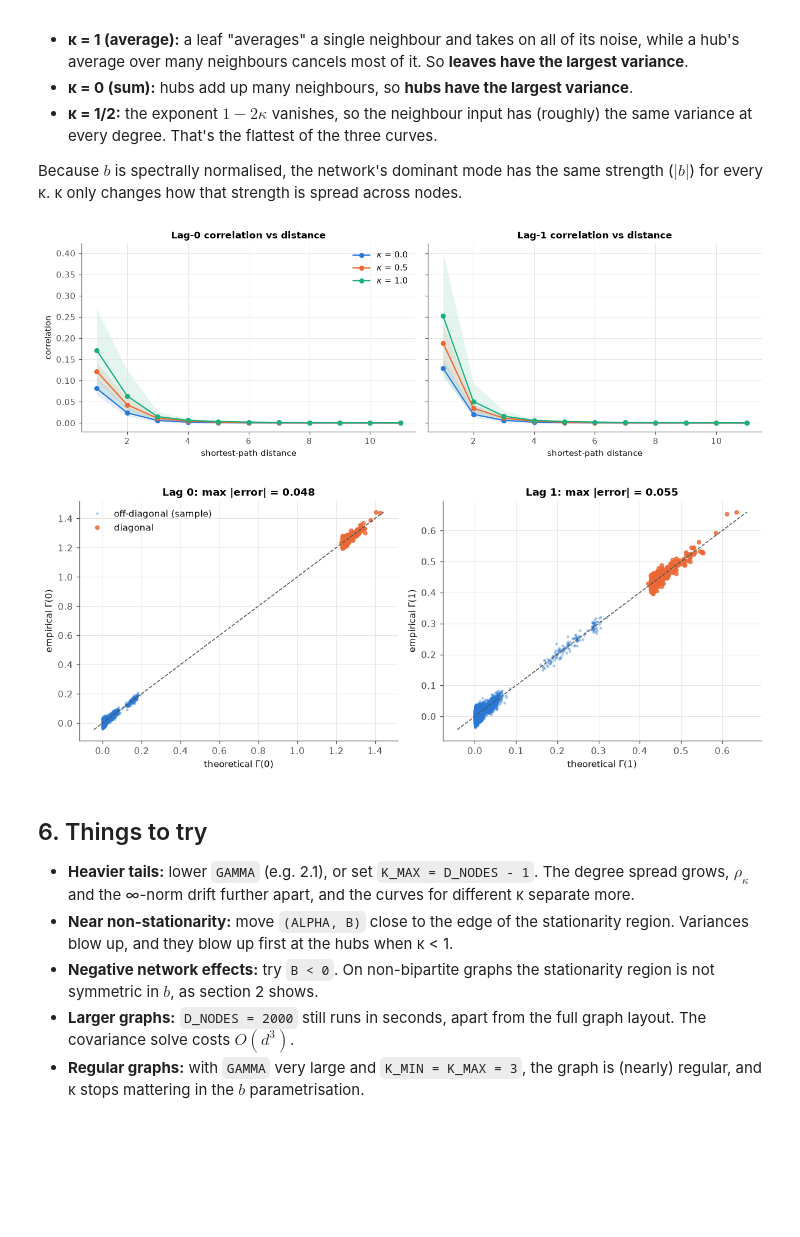
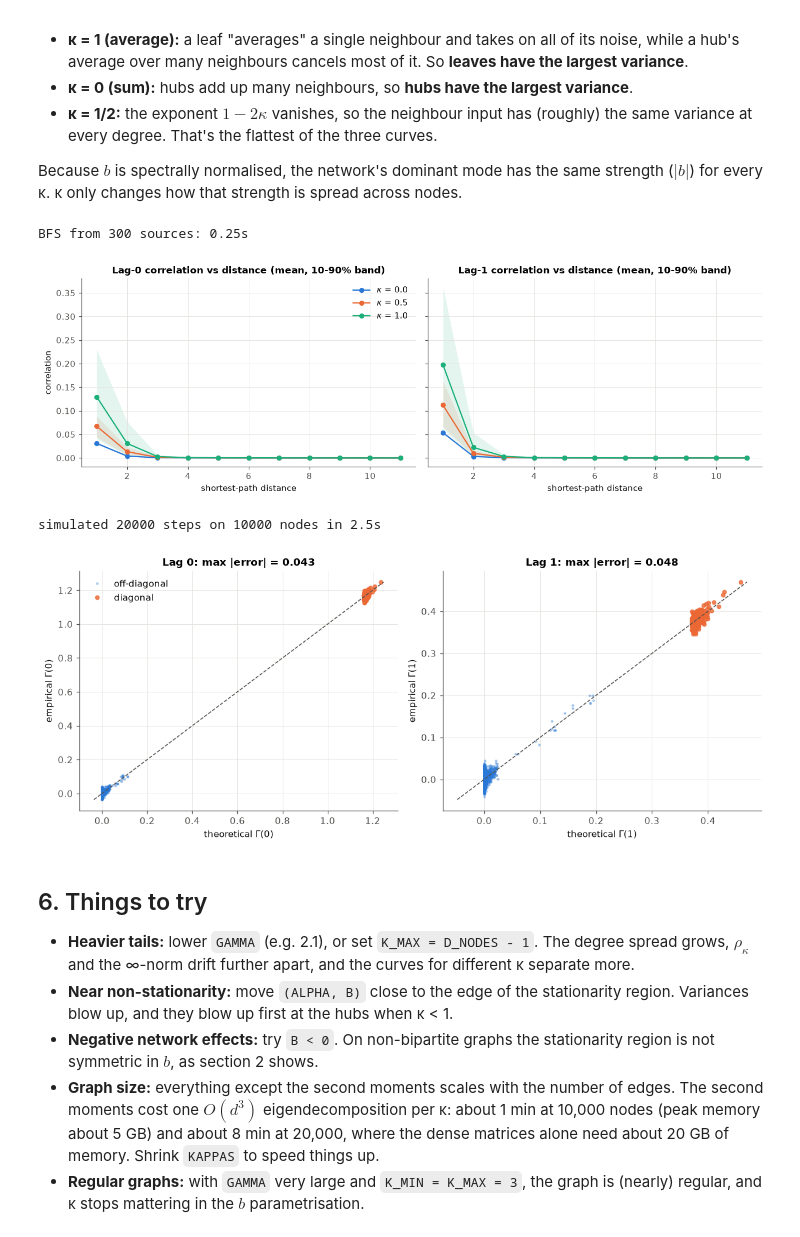
Before and after one commit to LorenzoFerri01/GNAR-Python, a Jupyter notebook: examples/kappa_gnar.ipynb, the cells around one changed output. Saved outputs shown, nothing was run; the diff lists cells and outputs as text; code cells hidden in the pictures; blank space fills up the shorter version.

```diff
--- a/examples/kappa_gnar.ipynb
+++ b/examples/kappa_gnar.ipynb
@@ -93,8 +115,8 @@ SIM_SEED = 42
 The `info` dictionary reports how much was removed.
 # %%
 G, info = powerlaw_configuration_graph(D_NODES, gamma=GAMMA, k_min=K_MIN, k_max=K_MAX, seed=GRAPH_SEED, return_info=True)
-A = nx.to_numpy_array(G, nodelist=range(G.number_of_nodes()))
-deg = A.sum(axis=1)
+A = nx.to_scipy_sparse_array(G, nodelist=range(G.number_of_nodes()), format="csr")   # sparse adjacency matrix
+deg = np.asarray(A.sum(axis=1)).ravel()
 d = A.shape[0]
 print(info)
 print(f"degrees: min={deg.min():.0f}, median={np.median(deg):.0f}, mean={deg.mean():.2f}, max={deg.max():.0f}")
@@ -236,7 +268,7 @@ This one fact explains most of the covariance patterns below.
 fig, ax = plt.subplots(figsize=(6.5, 4))
 for kappa, color in zip(KAPPAS, [BLUE, ORANGE, AQUA]):
     m = KappaGNAR(A, alpha=ALPHA, b=B, kappa=kappa)
-    row_sums = (m.phi() - ALPHA * np.eye(d)).sum(axis=1)
+    row_sums = np.asarray(m.phi().sum(axis=1)).ravel() - ALPHA      # phi() is sparse
     ax.plot(deg, row_sums, "o", ms=4, color=color, alpha=0.7, label=fr"$\kappa$ = {kappa}")
 ax.set_xscale("log"); ax.set_xlabel("degree"); ax.set_ylabel("total neighbour weight")
 ax.set_title(r"Row sums of $b\,D^{-\kappa}A/\rho_\kappa$")
@@ -312,13 +373,10 @@ Gamma(0..2) for d = 500: 0.20s
 # %%
 # Marginal variance against degree, for several kappa (same alpha, b, sigma_2)
 fig, ax = plt.subplots(figsize=(6.5, 4))
-var_by_kappa = {}
 for kappa, color in zip(KAPPAS, [BLUE, ORANGE, AQUA]):
-    m = KappaGNAR(A, alpha=ALPHA, b=B, kappa=kappa, sigma_2=SIGMA_2)
-    var_by_kappa[kappa] = np.diag(m.compute_autocov_mats(0)[0])
-    ax.plot(deg, var_by_kappa[kappa], "o", ms=4, color=color, alpha=0.7, label=fr"$\kappa$ = {kappa}")
+    ax.plot(deg, moments[kappa]["var"], "o", ms=3, color=color, alpha=0.5, label=fr"$\kappa$ = {kappa}")
 ax.axhline(SIGMA_2 / (1 - ALPHA ** 2), color=MUTED, lw=1, ls="--")
 ax.text(deg.max(), SIGMA_2 / (1 - ALPHA ** 2), r"no network: $\sigma^2/(1-\alpha^2)$ ", color=MUTED, va="bottom", ha="right")
 ax.set_xscale("log"); ax.set_xlabel("degree"); ax.set_ylabel(r"Var$(X_i)$")
-ax.set_title("Variance by degree"); ax.legend(); plt.show()
+ax.set_title("Variance by degree"); ax.legend(markerscale=2); plt.show()
 # %% [output]
@@ -335,59 +393,56 @@ Combining them:
 
 Because $b$ is spectrally normalised, the network's dominant mode has the same strength ($|b|$) for every κ. κ only changes how that strength is spread across nodes.
 # %%
-# Correlation against shortest-path distance (lag 0 and lag 1), mean and 10-90% band over node pairs
-dist = dict(nx.all_pairs_shortest_path_length(G))
-Dmat = np.full((d, d), -1)
-for i, row in dist.items():
-    for j, dij in row.items():
-        Dmat[i, j] = dij
-iu = np.triu_indices(d, 1)
-max_dist = int(Dmat[iu].max())
+# Correlation against shortest-path distance (lag 0 and lag 1): BFS from the sampled source nodes, in C via scipy
+t0 = time.perf_counter()
+dist_src = shortest_path(A, unweighted=True, directed=False, indices=sources).astype(int)   # (n_sources, d)
+print(f"BFS from {len(sources)} sources: {time.perf_counter() - t0:.2f}s")
+not_self = dist_src > 0
+dd = dist_src[not_self]
+xs = np.arange(1, dd.max() + 1)
 
 fig, axes = plt.subplots(1, 2, figsize=(12, 4), sharey=True)
 for kappa, color in zip(KAPPAS, [BLUE, ORANGE, AQUA]):
-    Rk = KappaGNAR(A, alpha=ALPHA, b=B, kappa=kappa).compute_autocorr_mats(1)
     for ax, lag in zip(axes, [0, 1]):
-        r = Rk[lag][iu]
-        dd = Dmat[iu]
-        xs = np.arange(1, max_dist + 1)
-        mean = np.array([r[dd == x].mean() for x in xs])
-        lo = np.array([np.quantile(r[dd == x], 0.1) for x in xs])
-        hi = np.array([np.quantile(r[dd == x], 0.9) for x in xs])
-        ax.plot(xs, mean, "o-", color=color, ms=5, label=fr"$\kappa$ = {kappa}")
-        ax.fill_between(xs, lo, hi, color=color, alpha=0.12, lw=0)
+        r = moments[kappa]["R_sources"][lag][not_self]
+        stats = np.array([(r[dd == x].mean(), *np.quantile(r[dd == x], [0.1, 0.9])) for x in xs])
+        ax.plot(xs, stats[:, 0], "o-", color=color, ms=5, label=fr"$\kappa$ = {kappa}")
+        ax.fill_between(xs, stats[:, 1], stats[:, 2], color=color, alpha=0.12, lw=0)
 for ax, lag in zip(axes, [0, 1]):
-    ax.set_xlabel("shortest-path distance"); ax.set_title(f"Lag-{lag} correlation vs distance")
+    ax.set_xlabel("shortest-path distance"); ax.set_title(f"Lag-{lag} correlation vs distance (mean, 10-90% band)")
 axes[0].set_ylabel("correlation"); axes[0].legend()
 plt.tight_layout(); plt.show()
 # %% [output]
+BFS from 300 sources: 0.25s
-[figure, old version]
+[figure, new version]
 # %%
-# Theory vs simulation: a long run, compared entry by entry
+# Theory vs simulation on N_COMPARE random nodes: a long run, compared entry by entry
+t0 = time.perf_counter()
 np.random.seed(SIM_SEED + 1)
-long = model.simulate(20_000)
-emp0 = np.cov(long.T, bias=True)
+long = model.simulate(N_LONG)[:, compare]
+print(f"simulated {N_LONG} steps on {d} nodes in {time.perf_counter() - t0:.1f}s")
 lc = long - long.mean(axis=0)
-emp1 = lc[1:].T @ lc[:-1] / len(lc)
+emp = [lc.T @ lc / len(lc), lc[1:].T @ lc[:-1] / len(lc)]
+theo = moments[KAPPA]["G_compare"]
+iu = np.triu_indices(len(compare), 1)
 
 fig, axes = plt.subplots(1, 2, figsize=(11, 4.5))
-rng = np.random.default_rng(0)
-off = rng.choice(len(iu[0]), size=min(20_000, len(iu[0])), replace=False)
-for ax, (theo, emp, k) in zip(axes, [(Gam[0], emp0, 0), (Gam[1], emp1, 1)]):
-    ax.plot(theo[iu][off], emp[iu][off], "o", ms=2, color=BLUE, alpha=0.3, label="off-diagonal (sample)")
-    ax.plot(np.diag(theo), np.diag(emp), "o", ms=4, color=ORANGE, alpha=0.8, label="diagonal")
-    lim = [min(theo.min(), emp.min()), max(theo.max(), emp.max())]
+for ax, k in zip(axes, [0, 1]):
+    ax.plot(theo[k][iu], emp[k][iu], "o", ms=2, color=BLUE, alpha=0.3, label="off-diagonal")
+    ax.plot(np.diag(theo[k]), np.diag(emp[k]), "o", ms=4, color=ORANGE, alpha=0.8, label="diagonal")
+    lim = [min(theo[k].min(), emp[k].min()), max(theo[k].max(), emp[k].max())]
     ax.plot(lim, lim, color=MUTED, lw=1, ls="--")
     ax.set_xlabel(f"theoretical Γ({k})"); ax.set_ylabel(f"empirical Γ({k})")
-    ax.set_title(f"Lag {k}: max |error| = {np.abs(theo - emp).max():.3f}")
+    ax.set_title(f"Lag {k}: max |error| = {np.abs(theo[k] - emp[k]).max():.3f}")
 axes[0].legend()
 plt.tight_layout(); plt.show()
 # %% [output]
+simulated 20000 steps on 10000 nodes in 2.5s
-[figure, old version]
+[figure, new version]
 # %% [markdown]
 ## 6. Things to try
 - **Heavier tails:** lower `GAMMA` (e.g. 2.1), or set `K_MAX = D_NODES - 1`. The degree spread grows, $\rho_\kappa$ and the ∞-norm drift further apart, and the curves for different κ separate more.
 - **Near non-stationarity:** move `(ALPHA, B)` close to the edge of the stationarity region. Variances blow up, and they blow up first at the hubs when κ < 1.
 - **Negative network effects:** try `B < 0`. On non-bipartite graphs the stationarity region is not symmetric in $b$, as section 2 shows.
-- **Larger graphs:** `D_NODES = 2000` still runs in seconds, apart from the full graph layout. The covariance solve costs $O(d^3)$.
+- **Graph size:** everything except the second moments scales with the number of edges. The second moments cost one $O(d^3)$ eigendecomposition per κ: about 1 min at 10,000 nodes (peak memory about 5 GB) and about 8 min at 20,000, where the dense matrices alone need about 20 GB of memory. Shrink `KAPPAS` to speed things up.
 - **Regular graphs:** with `GAMMA` very large and `K_MIN = K_MAX = 3`, the graph is (nearly) regular, and κ stops mattering in the $b$ parametrisation.
```
Also changed, not shown: parts of 23 cells of this notebook.
